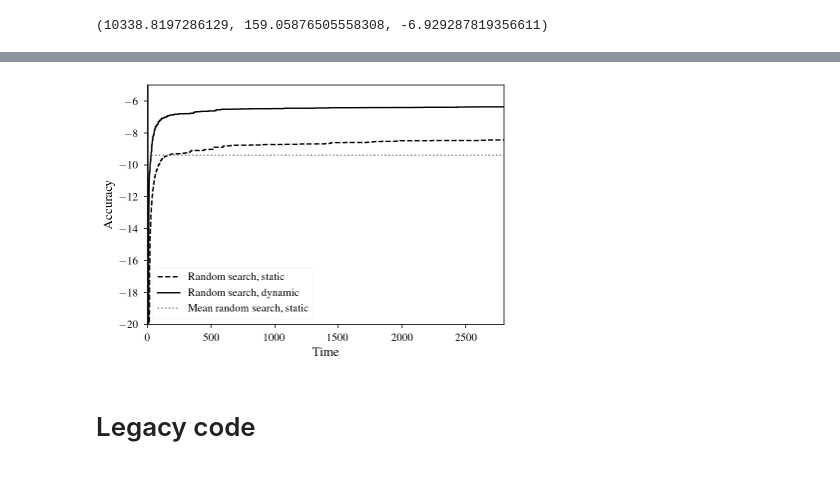
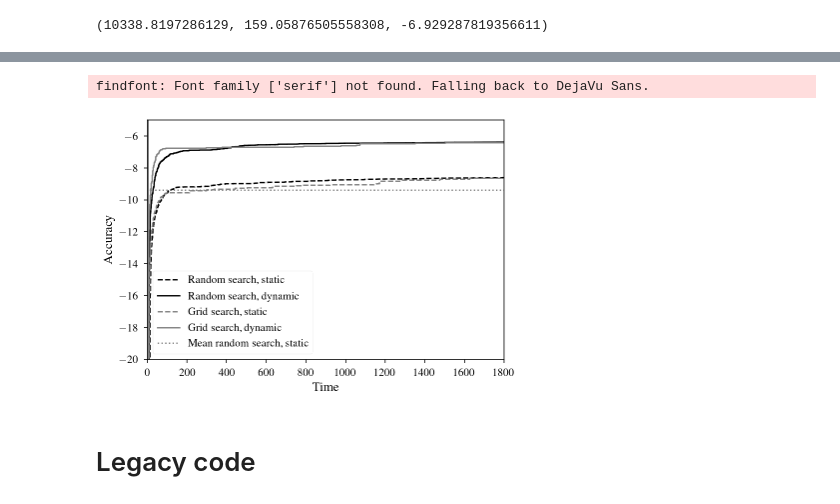
Before and after one commit to vcahlik/dynamic-auto-sizing, a Jupyter notebook: notebooks/anytime/performance_analysis_large_datasets.ipynb, the cells around one changed output, grey strips where cells are left out. Cells and saved outputs as stored; diff of their text form; code cells hidden in the pictures.

Commit message:
Add figures

```diff
--- a/notebooks/anytime/performance_analysis_large_datasets.ipynb
+++ b/notebooks/anytime/performance_analysis_large_datasets.ipynb
@@ -3285,0 +3339,2 @@ plt.plot((0, 10000), (mean_val_metric_random_dynamic, mean_val_metric_random_dyn
+# %%
+fixed_all_results_grid_static = fix_grid_search(all_results_grid_static, grid_static_profiles)
@@ -3285,0 +3345,6 @@ plt.plot((0, 10000), (mean_val_metric_random_dynamic, mean_val_metric_random_dyn
+# %%
+file_paths_grid_dynamic = ['results/AnytimeGridSearch2022-04-28-19-29-15']
+all_results_grid_dynamic = load_results_multi(file_paths_grid_dynamic)
+# %%
+file_paths_grid_dynamic_profiles = ['results/AnytimeGridSearch2022-04-29-02-38-44']
+grid_dynamic_profiles = load_results_multi(file_paths_grid_dynamic_profiles)
@@ -3285,0 +3360,2 @@ plt.plot((0, 10000), (mean_val_metric_random_dynamic, mean_val_metric_random_dyn
+# %%
+fixed_all_results_grid_dynamic = fix_grid_search(all_results_grid_dynamic, grid_dynamic_profiles)
@@ -3286,36 +3366,49 @@ plt.plot((0, 10000), (mean_val_metric_random_dynamic, mean_val_metric_random_dyn
 # %%
 f = plt.figure()
 
-xlim=(0, 2800)
+xlim=(0, 1800)
 ylim=(-20, -5)
 xlabel="Time"
 ylabel="Accuracy"
 
 average_times, average_best_val_metrics = get_average_results(sampled_results_random_static)
 x = [0] + average_times
 x += [x[-1] + (x[-1] - x[-2]) / 10]
 y = [0, 0] + average_best_val_metrics
 plt.step(x, y, '--', alpha=1, c='black', label="Random search, static")
 
 average_times, average_best_val_metrics = get_average_results(sampled_results_random_dynamic)
 x = [0] + average_times
 x += [x[-1] + (x[-1] - x[-2]) / 10]
 y = [0, 0] + average_best_val_metrics
 plt.step(x, y, '-', alpha=1, c='black', label="Random search, dynamic")
 
+average_times, average_best_val_metrics = get_average_results(fixed_all_results_grid_static)
+x = [0] + average_times
+x += [x[-1] + (x[-1] - x[-2]) / 10]
+y = [0, 0] + average_best_val_metrics
+plt.step(x, y, '--', alpha=1, c='grey', label="Grid search, static")
+
+average_times, average_best_val_metrics = get_average_results(fixed_all_results_grid_dynamic)
+x = [0] + average_times
+x += [x[-1] + (x[-1] - x[-2]) / 10]
+y = [0, 0] + average_best_val_metrics
+plt.step(x, y, '-', alpha=1, c='grey', label="Grid search, dynamic")
+
 plt.xlim(xlim)
 plt.ylim(ylim)
 plt.xlabel(xlabel, fontsize=13)
 plt.ylabel(ylabel, fontsize=13)
 plt.xticks(fontsize=11)
 plt.yticks(fontsize=11)
 
 plt.plot((0, 10000), (mean_val_metric_random_static, mean_val_metric_random_static), linestyle='dotted', color='grey', label="Mean random search, static")
 plt.legend(fontsize=11)
 
 f.savefig("anytime-15-puzzle.pdf", bbox_inches='tight')
 # %% [output]
+findfont: Font family ['serif'] not found. Falling back to DejaVu Sans.
-[figure, old version]
+[figure, new version]
 # %% [markdown]
 # Legacy code
 # %% [markdown]
```
Also changed, not shown: parts of 38 cells of this notebook.
